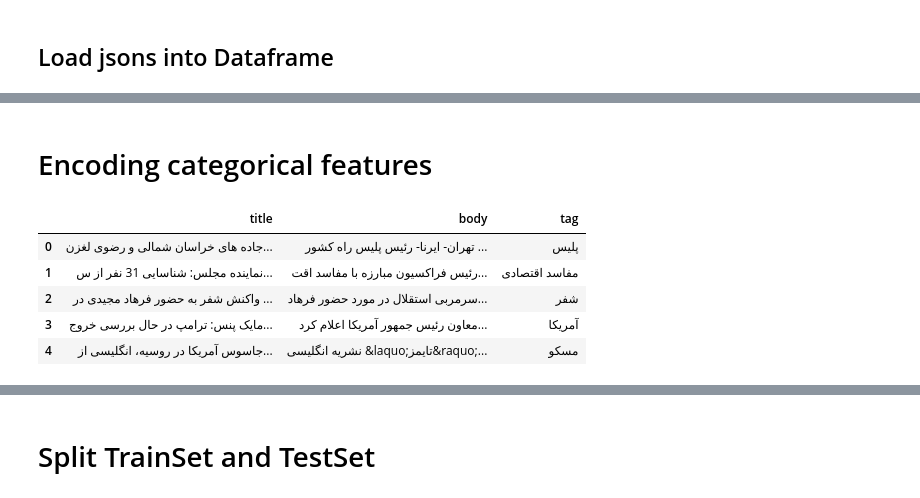
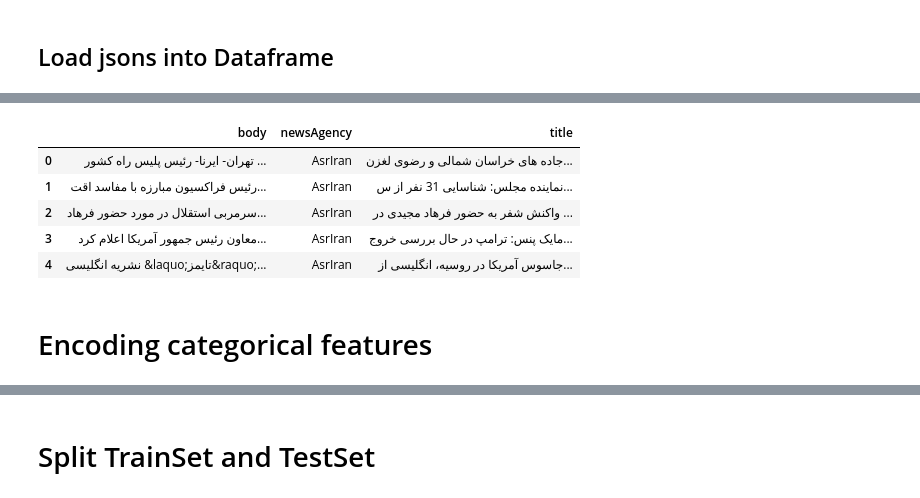
Before and after one commit to parsa-abbasi/Persian-News-Classifier, a Jupyter notebook: nlp.ipynb, the cells around one changed output, grey strips where cells are left out. Cells and saved outputs as stored; diff of their text form; code cells hidden in the pictures.

```diff
--- a/nlp.ipynb
+++ b/nlp.ipynb
@@ -76,11 +89,11 @@ downloaded.GetContentFile('farsnews.jsonl')
 1PX5zaf4vftkoWMp1ejA6KKqAw1zZx5Vr
 # %%
 # Import farsnews dataset
-file = open('asriran.jsonl', 'r')
+file = open('farsnews.jsonl', 'r')
 farsnews = file.readlines()
 
 
-print('There is {} item available'.format(len(farsnews)))
+rint('There is {} item available'.format(len(farsnews)))
 # %% [output]
 There is 15000 item available
 # %% [markdown]
@@ -144,23 +168,12 @@ df.head()
+# %%
+agency_df = pd.DataFrame(agency_data)
+agency_df.head()
+# %% [output]
+|  | body | newsAgency | title |
+| 0 | تهران- ایرنا- رئیس پلیس راه کشور ... | AsrIran | جاده های خراسان شمالی و رضوی لغزن... |
+| 1 | رئیس فراکسیون مبارزه با مفاسد اقت... | AsrIran | نماینده مجلس: شناسایی 31 نفر از س... |
+| 2 | سرمربی استقلال در مورد حضور فرهاد... | AsrIran | واکنش شفر به حضور فرهاد مجیدی در ... |
+| 3 | معاون رئیس جمهور آمریکا اعلام کرد... | AsrIran | مایک پنس: ترامپ در حال بررسی خروج... |
+| 4 | نشریه انگلیسی &laquo;تایمز&raquo;... | AsrIran | جاسوس آمریکا در روسیه، انگلیسی از... |
 # %% [markdown]
 # Encoding categorical features
-# %%
-categories = ['newsAgency','newsPath']
-
-le = LabelEncoder()
-df[categories] = df[categories].apply(le.fit_transform)
-
-# give the content we need
-x = df[['title','body','tag']]
-# split categories of every post from newsPath
-y_category = df['newsPath']
-# split agency of every post
-y_agency = df ['newsAgency']
-
-x.head()
-# %% [output]
-|  | title | body | tag |
-| 0 | جاده های خراسان شمالی و رضوی لغزن... | تهران- ایرنا- رئیس پلیس راه کشور ... | پلیس |
-| 1 | نماینده مجلس: شناسایی 31 نفر از س... | رئیس فراکسیون مبارزه با مفاسد اقت... | مفاسد اقتصادی |
-| 2 | واکنش شفر به حضور فرهاد مجیدی در ... | سرمربی استقلال در مورد حضور فرهاد... | شفر |
-| 3 | مایک پنس: ترامپ در حال بررسی خروج... | معاون رئیس جمهور آمریکا اعلام کرد... | آمریکا |
-| 4 | جاسوس آمریکا در روسیه، انگلیسی از... | نشریه انگلیسی &laquo;تایمز&raquo;... | مسکو |
```
Also changed, not shown: parts of 28 cells of this notebook.
